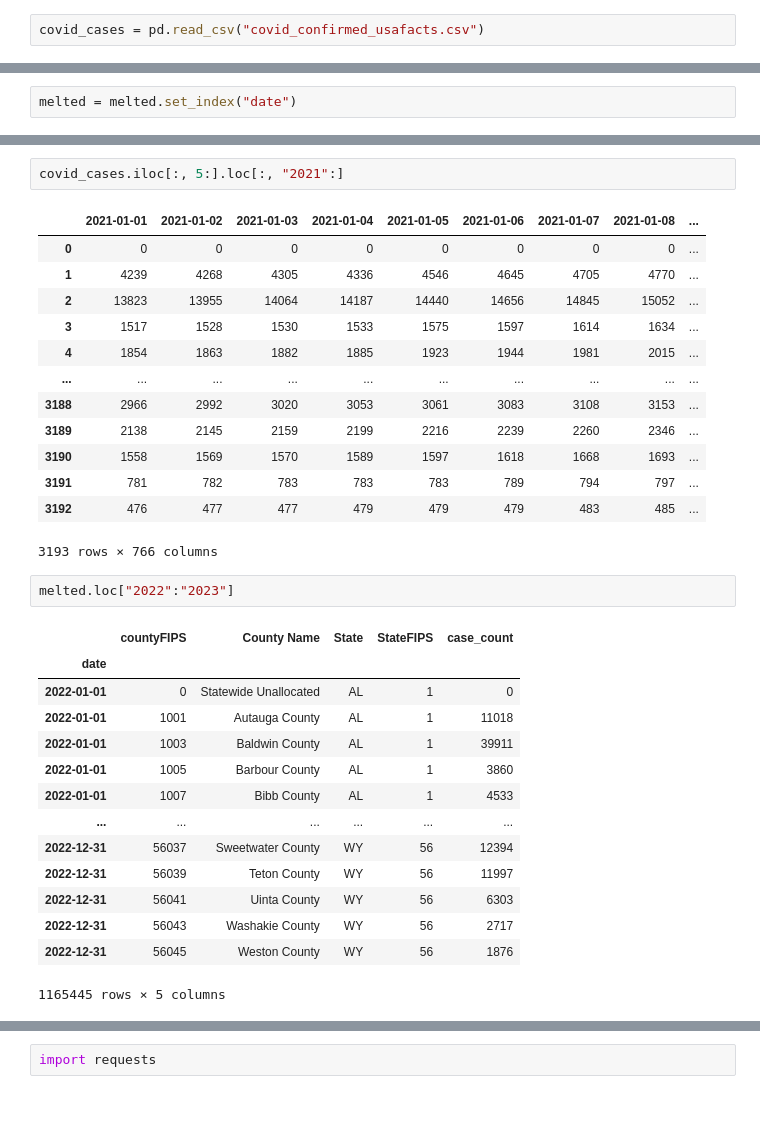
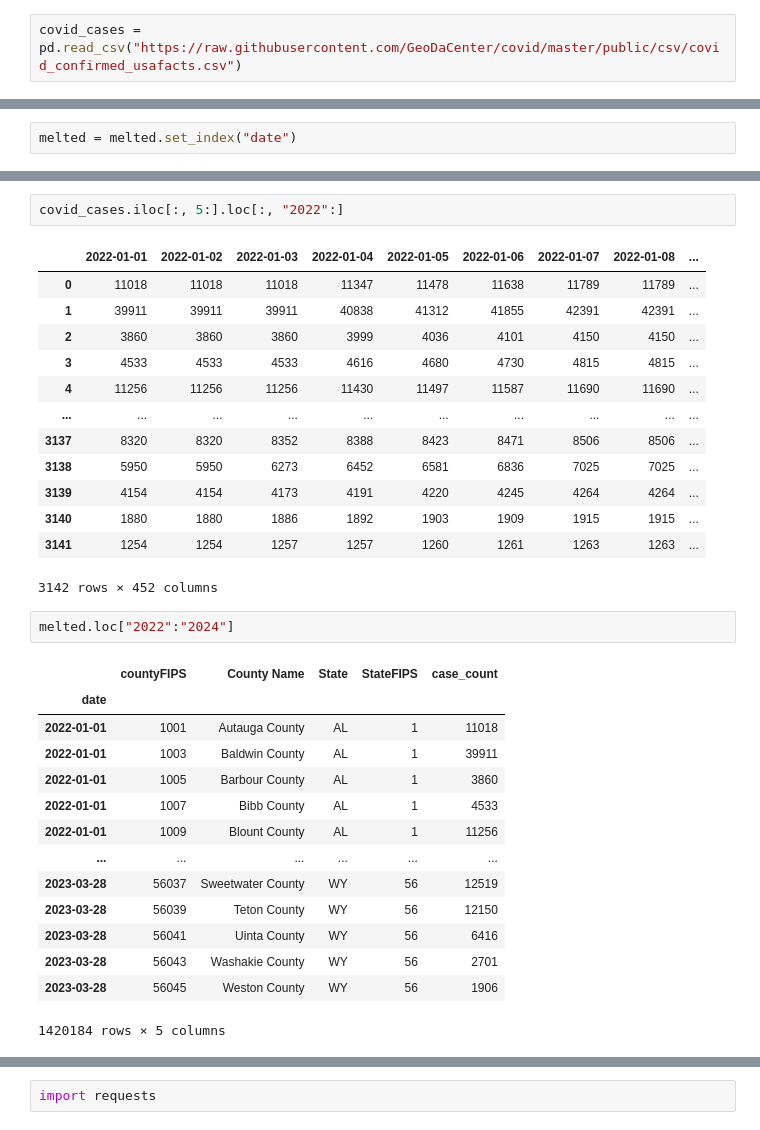
Before and after one commit to maptv/Data-Wrangling-with-Python, a Jupyter notebook: IntermediateDataWrangling/DataWranglingWithPandas/DataWranglingWithPandas-code.ipynb, the cells around one changed output, grey strips where cells are left out. Saved outputs shown, nothing was run; the diff lists cells and outputs as text.

```diff
--- a/IntermediateDataWrangling/DataWranglingWithPandas/DataWranglingWithPandas-code.ipynb
+++ b/IntermediateDataWrangling/DataWranglingWithPandas/DataWranglingWithPandas-code.ipynb
@@ -2252,4 +2375,4 @@ this                   module              <module 'this' from '/opt<...>/lib/py
 times                  DatetimeIndex       DatetimeIndex(['2017-01-3<...>atetime64[ns]', freq='M')
 wide_size              float64             28.481692
 # %%
-covid_cases = pd.read_csv("covid_confirmed_usafacts.csv")
+covid_cases = pd.read_csv("https://raw.githubusercontent.com/GeoDaCenter/covid/master/public/csv/covid_confirmed_usafacts.csv")
@@ -2284,36 +2450,36 @@ melted = melted.set_index("date")
 # %%
-covid_cases.iloc[:, 5:].loc[:, "2021":]
+covid_cases.iloc[:, 5:].loc[:, "2022":]
 # %% [output]
-|  | 2021-01-01 | 2021-01-02 | 2021-01-03 | 2021-01-04 | 2021-01-05 | 2021-01-06 | 2021-01-07 | 2021-01-08 | ... |
-| 0 | 0 | 0 | 0 | 0 | 0 | 0 | 0 | 0 | ... |
-| 1 | 4239 | 4268 | 4305 | 4336 | 4546 | 4645 | 4705 | 4770 | ... |
-| 2 | 13823 | 13955 | 14064 | 14187 | 14440 | 14656 | 14845 | 15052 | ... |
-| 3 | 1517 | 1528 | 1530 | 1533 | 1575 | 1597 | 1614 | 1634 | ... |
-| 4 | 1854 | 1863 | 1882 | 1885 | 1923 | 1944 | 1981 | 2015 | ... |
+|  | 2022-01-01 | 2022-01-02 | 2022-01-03 | 2022-01-04 | 2022-01-05 | 2022-01-06 | 2022-01-07 | 2022-01-08 | ... |
+| 0 | 11018 | 11018 | 11018 | 11347 | 11478 | 11638 | 11789 | 11789 | ... |
+| 1 | 39911 | 39911 | 39911 | 40838 | 41312 | 41855 | 42391 | 42391 | ... |
+| 2 | 3860 | 3860 | 3860 | 3999 | 4036 | 4101 | 4150 | 4150 | ... |
+| 3 | 4533 | 4533 | 4533 | 4616 | 4680 | 4730 | 4815 | 4815 | ... |
+| 4 | 11256 | 11256 | 11256 | 11430 | 11497 | 11587 | 11690 | 11690 | ... |
 | ... | ... | ... | ... | ... | ... | ... | ... | ... | ... |
-| 3188 | 2966 | 2992 | 3020 | 3053 | 3061 | 3083 | 3108 | 3153 | ... |
-| 3189 | 2138 | 2145 | 2159 | 2199 | 2216 | 2239 | 2260 | 2346 | ... |
-| 3190 | 1558 | 1569 | 1570 | 1589 | 1597 | 1618 | 1668 | 1693 | ... |
-| 3191 | 781 | 782 | 783 | 783 | 783 | 789 | 794 | 797 | ... |
-| 3192 | 476 | 477 | 477 | 479 | 479 | 479 | 483 | 485 | ... |
+| 3137 | 8320 | 8320 | 8352 | 8388 | 8423 | 8471 | 8506 | 8506 | ... |
+| 3138 | 5950 | 5950 | 6273 | 6452 | 6581 | 6836 | 7025 | 7025 | ... |
+| 3139 | 4154 | 4154 | 4173 | 4191 | 4220 | 4245 | 4264 | 4264 | ... |
+| 3140 | 1880 | 1880 | 1886 | 1892 | 1903 | 1909 | 1915 | 1915 | ... |
+| 3141 | 1254 | 1254 | 1257 | 1257 | 1260 | 1261 | 1263 | 1263 | ... |
-3193 rows × 766 columns
+3142 rows × 452 columns
 # %%
-melted.loc["2022":"2023"]
+melted.loc["2022":"2024"]
 # %% [output]
 |  | countyFIPS | County Name | State | StateFIPS | case_count |
 | date |  |  |  |  |  |
-| 2022-01-01 | 0 | Statewide Unallocated | AL | 1 | 0 |
 | 2022-01-01 | 1001 | Autauga County | AL | 1 | 11018 |
 | 2022-01-01 | 1003 | Baldwin County | AL | 1 | 39911 |
 | 2022-01-01 | 1005 | Barbour County | AL | 1 | 3860 |
 | 2022-01-01 | 1007 | Bibb County | AL | 1 | 4533 |
+| 2022-01-01 | 1009 | Blount County | AL | 1 | 11256 |
 | ... | ... | ... | ... | ... | ... |
-| 2022-12-31 | 56037 | Sweetwater County | WY | 56 | 12394 |
-| 2022-12-31 | 56039 | Teton County | WY | 56 | 11997 |
-| 2022-12-31 | 56041 | Uinta County | WY | 56 | 6303 |
-| 2022-12-31 | 56043 | Washakie County | WY | 56 | 2717 |
-| 2022-12-31 | 56045 | Weston County | WY | 56 | 1876 |
+| 2023-03-28 | 56037 | Sweetwater County | WY | 56 | 12519 |
+| 2023-03-28 | 56039 | Teton County | WY | 56 | 12150 |
+| 2023-03-28 | 56041 | Uinta County | WY | 56 | 6416 |
+| 2023-03-28 | 56043 | Washakie County | WY | 56 | 2701 |
+| 2023-03-28 | 56045 | Weston County | WY | 56 | 1906 |
-1165445 rows × 5 columns
+1420184 rows × 5 columns
 # %%
 melted["2023-02-01":].groupby("State")["case_count"].mean().sort_values(ascending=False)
 # %% [output]
```
Also changed, not shown: parts of 145 cells of this notebook, 2 other files.
